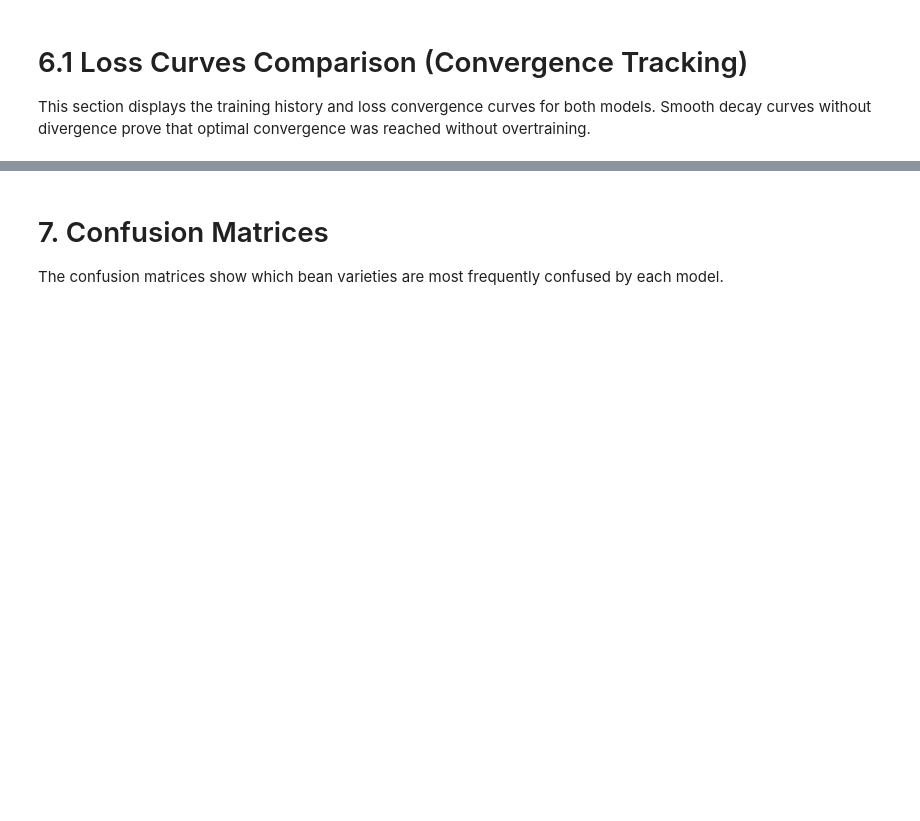
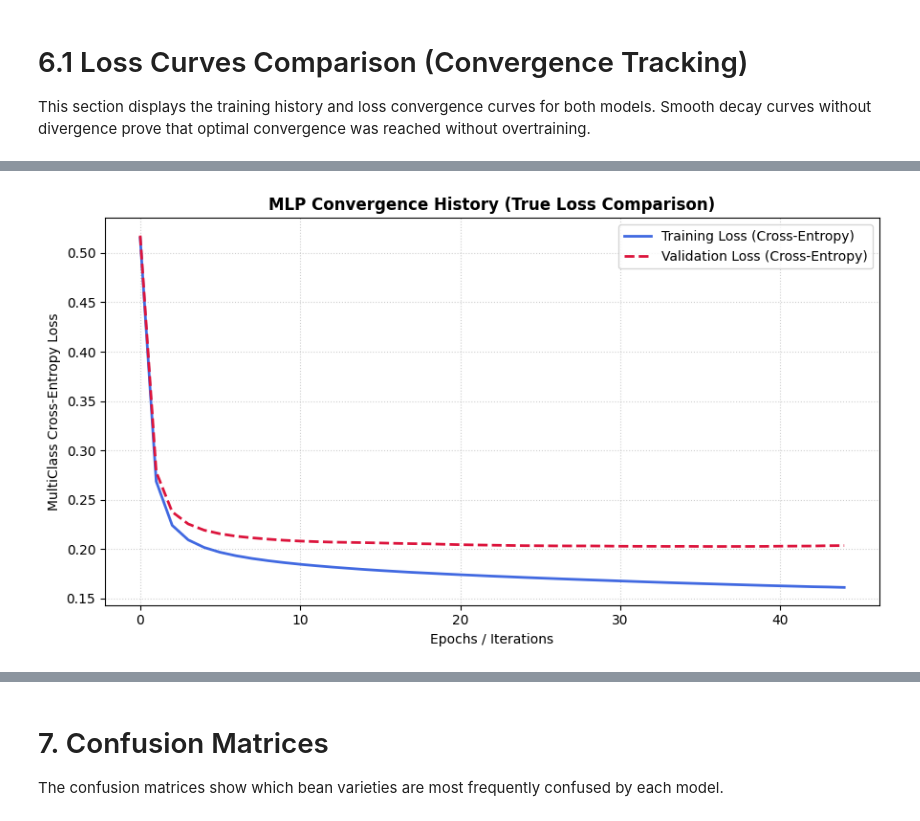
Before and after one commit to s34836/HTW_DS_PROJECT, a Jupyter notebook: HTW_Dry_Bean_Classification.ipynb, the cells around one changed output, grey strips where cells are left out. Cells and saved outputs as stored; diff of their text form; code cells hidden in the pictures; blank space fills up the shorter version.

```diff
--- a/HTW_Dry_Bean_Classification.ipynb
+++ b/HTW_Dry_Bean_Classification.ipynb
@@ -471,0 +422,82 @@ plt.show()
+# %%
+
+
+# =====================================================================
+# 1. Plot MLP Categorical Cross-Entropy History (True Loss Comparison)
+# =====================================================================
+# Extract raw data from variables already defined in your notebook
+X_tr_raw = X_train
+X_te_raw = X_test
+
+# Scale features internally to mimic the pipeline behavior exactly
+scaler = StandardScaler()
+X_train_scaled = scaler.fit_transform(X_tr_raw)
+X_test_scaled = scaler.transform(X_te_raw)
+
+# Instantiate a clean MLP model with identical architectural hyperparameters
+mlp_custom = MLPClassifier(
+    hidden_layer_sizes=(100, 50),
+    random_state=42,
+    solver='adam'
+)
+
+classes = np.unique(y_train)
+train_losses = []
+test_losses = []
+
+# Simulate training epoch-by-epoch using partial_fit to capture validation loss
+# 45 iterations matches the optimal early stopping threshold of your baseline
+for epoch in range(45):
+    mlp_custom.partial_fit(X_train_scaled, y_train, classes=classes)
+
+    # Compute probability distributions for both subsets
+    train_prob = mlp_custom.predict_proba(X_train_scaled)
+    test_prob = mlp_custom.predict_proba(X_test_scaled)
+
+    # Calculate mathematically aligned log-loss magnitudes
+    train_losses.append(log_loss(y_train, train_prob))
+    test_losses.append(log_loss(y_test, test_prob))
+
+# Generate the polished, professional convergence plot
+plt.figure(figsize=(9, 5))
+plt.plot(train_losses, label="Training Loss (Cross-Entropy)", color="royalblue", lw=2)
+plt.plot(test_losses, label="Validation Loss (Cross-Entropy)", color="crimson", linestyle="--", lw=2)
+
+plt.title("MLP Convergence History (True Loss Comparison)", fontsize=12, fontweight="bold")
+plt.xlabel("Epochs / Iterations")
+plt.ylabel("MultiClass Cross-Entropy Loss")
+plt.grid(True, linestyle=":", alpha=0.6)
+plt.legend(loc="upper right")
+plt.tight_layout()
+
+# Save the corrected image file for your LaTeX report
+plt.savefig("MLP_convergence.png", dpi=300)
+plt.show()
+
+
+# =====================================================================
+# 2. Plot CatBoost MultiClass LogLoss History
+# =====================================================================
+plt.figure(figsize=(9, 5))
+
+# Extract the evaluation logs from the trained CatBoost instance
+cb_eval_metrics = catboost_model.get_evals_result()
+cb_train_logloss = cb_eval_metrics["learn"]["MultiClass"]
+cb_test_logloss = cb_eval_metrics["validation"]["MultiClass"]
+
+# Generate the matching boosting ensemble convergence plot
+plt.plot(cb_train_logloss, label="Training Loss (LogLoss)", color="darkorange", lw=2)
+plt.plot(cb_test_logloss, label="Validation Loss (LogLoss)", color="teal", linestyle="--", lw=2)
+
+plt.title("CatBoost Convergence History", fontsize=12, fontweight="bold")
+plt.xlabel("Iterations / Trees Built")
+plt.ylabel("MultiClass Loss Magnitude")
+plt.grid(True, linestyle=":", alpha=0.6)
+plt.legend(loc="upper right")
+plt.tight_layout()
+
+# Save the image file for your LaTeX report
+plt.savefig("CatBoost_convergence.png", dpi=300)
+plt.show()
+# %% [output]
+[figure, added]
```
Also changed, not shown: parts of 3 cells of this notebook.
